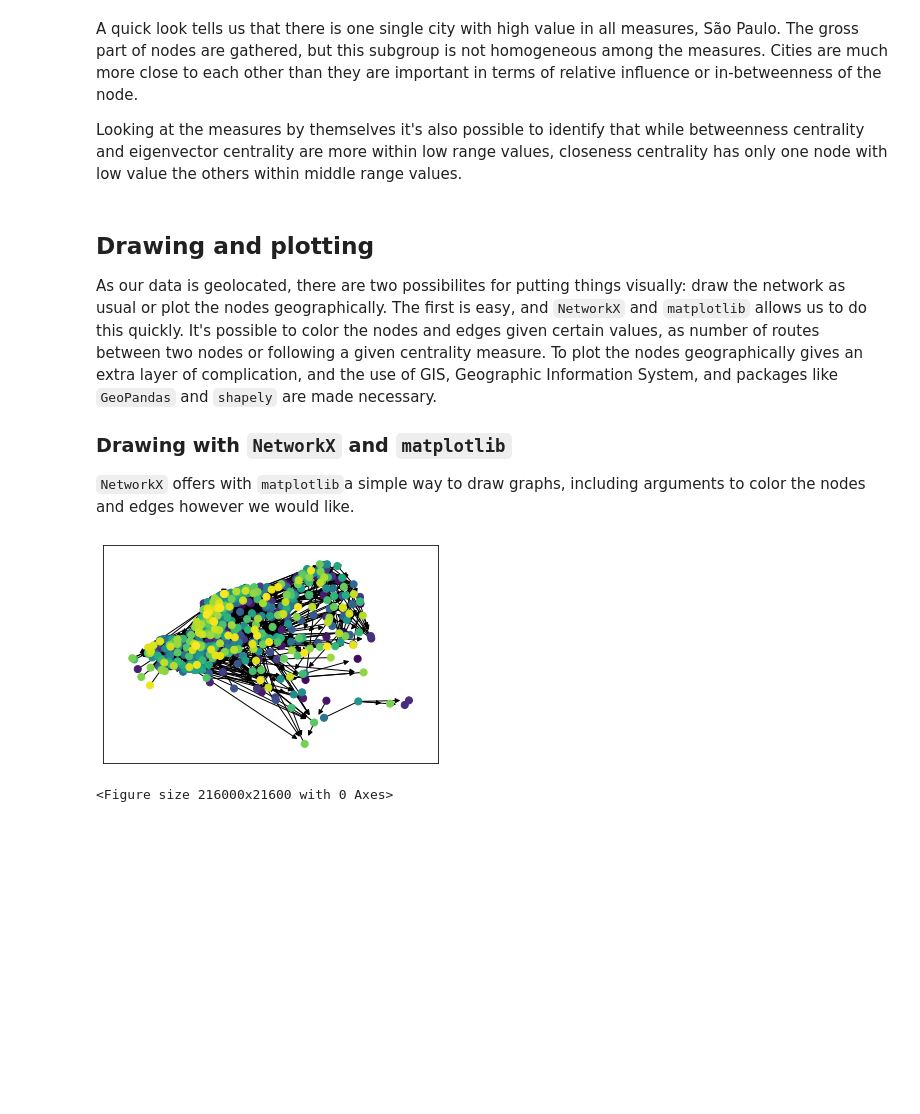
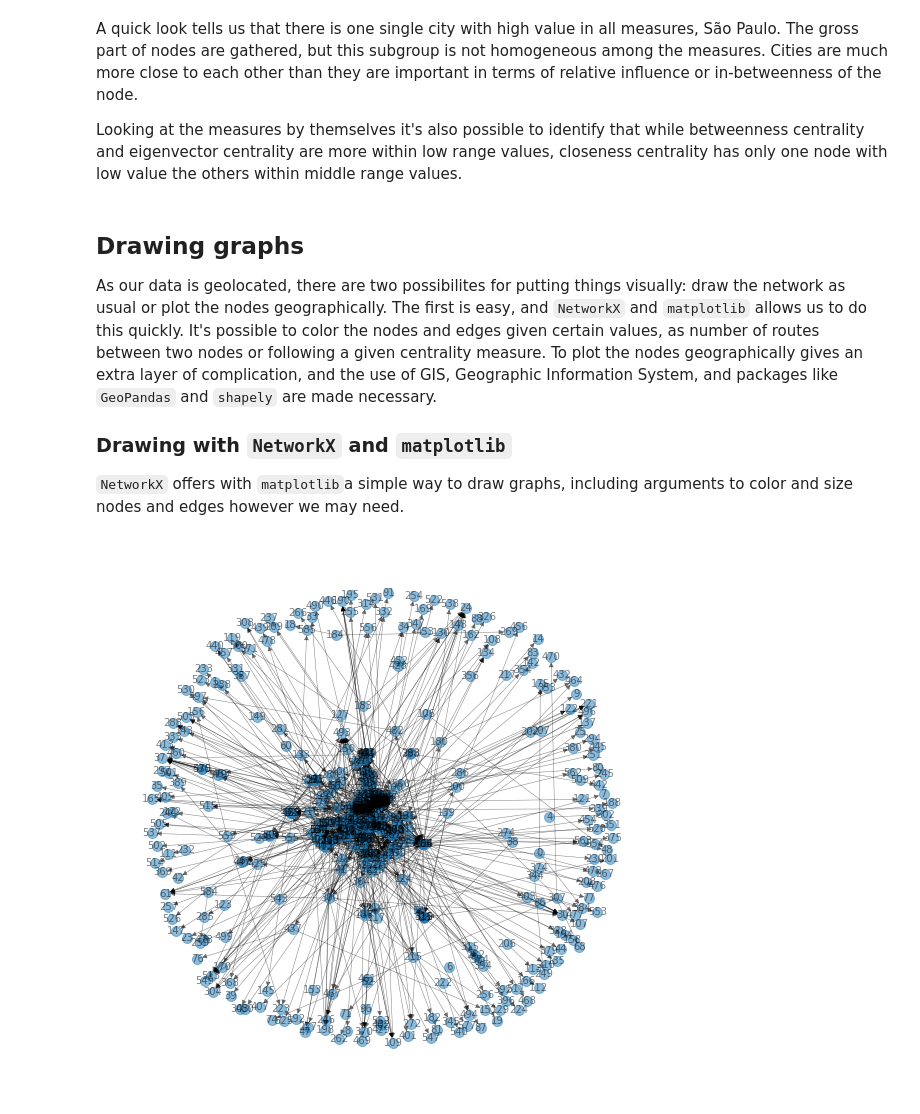
Before and after one commit to eduardochades/interstate-bus-routes-brazil, a Jupyter notebook: Interstate bus lines network.ipynb, the cells around one changed output. Cells and saved outputs as stored; diff of their text form; code cells hidden in the pictures; blank space fills up the shorter version.

```diff
--- a/Interstate bus lines network.ipynb
+++ b/Interstate bus lines network.ipynb
@@ -239,18 +240,18 @@ A quick look tells us that there is one single city with high value in all measu
 
 Looking at the measures by themselves it's also possible to identify that while betweenness centrality and eigenvector centrality are more within low range values, closeness centrality has only one node with low value the others within middle range values.
 # %% [markdown]
-## Drawing and plotting
+## Drawing graphs
 
 As our data is geolocated, there are two possibilites for putting things visually: draw the network as usual or plot the nodes geographically. The first is easy, and `NetworkX` and `matplotlib` allows us to do this quickly. It's possible to color the nodes and edges given certain values, as number of routes between two nodes or following a given centrality measure. To plot the nodes geographically gives an extra layer of complication, and the use of GIS, Geographic Information System, and packages like `GeoPandas` and `shapely` are made necessary.
 
 ### Drawing with `NetworkX` and `matplotlib`
 
-`NetworkX` offers with `matplotlib`a simple way to draw graphs, including arguments to color the nodes and edges however we would like.
+`NetworkX` offers with `matplotlib`a simple way to draw graphs, including arguments to color and size nodes and edges however we may need.
-# %%
-nx.draw_networkx_nodes(Q, pos = cidades_gps_, node_color = list(B_Q_ud), node_size = 50)
-nx.draw_networkx_edges(Q, pos = cidades_gps_)
-plt.figure(figsize=(30,30))
-plt.show()
-# %% [output]
-[figure, removed]
-<Figure size 216000x21600 with 0 Axes>
+# %%
+fig, ax = plt.subplots(1, 1, figsize=(10, 10))
+nx.draw_networkx(Q, ax=ax, node_size=100,
+                 font_size=10, alpha=.5,
+                 width=.5)
+ax.set_axis_off()
+# %% [output]
+[figure, added]
```
Also changed, not shown: parts of 6 cells of this notebook.
